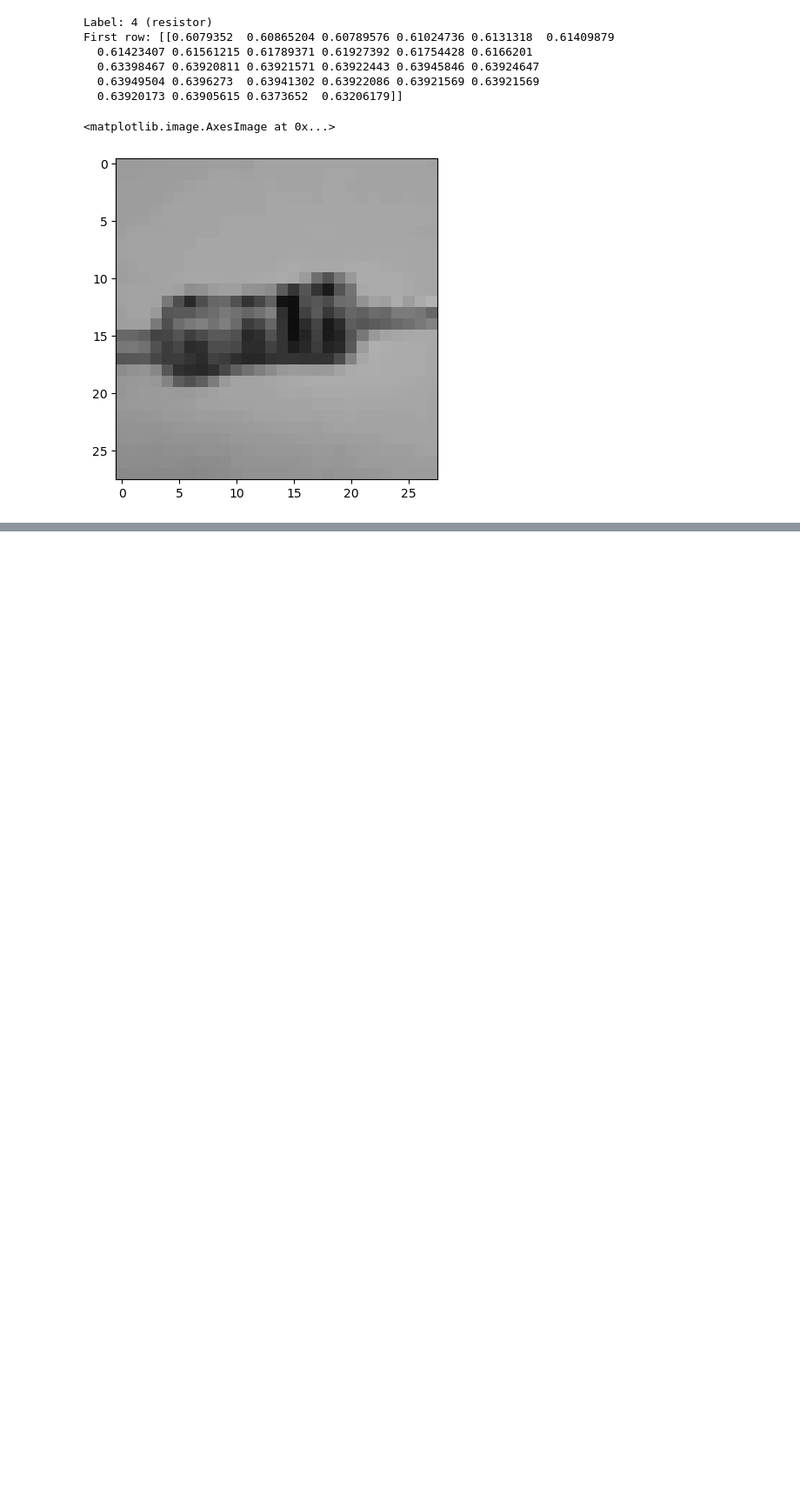
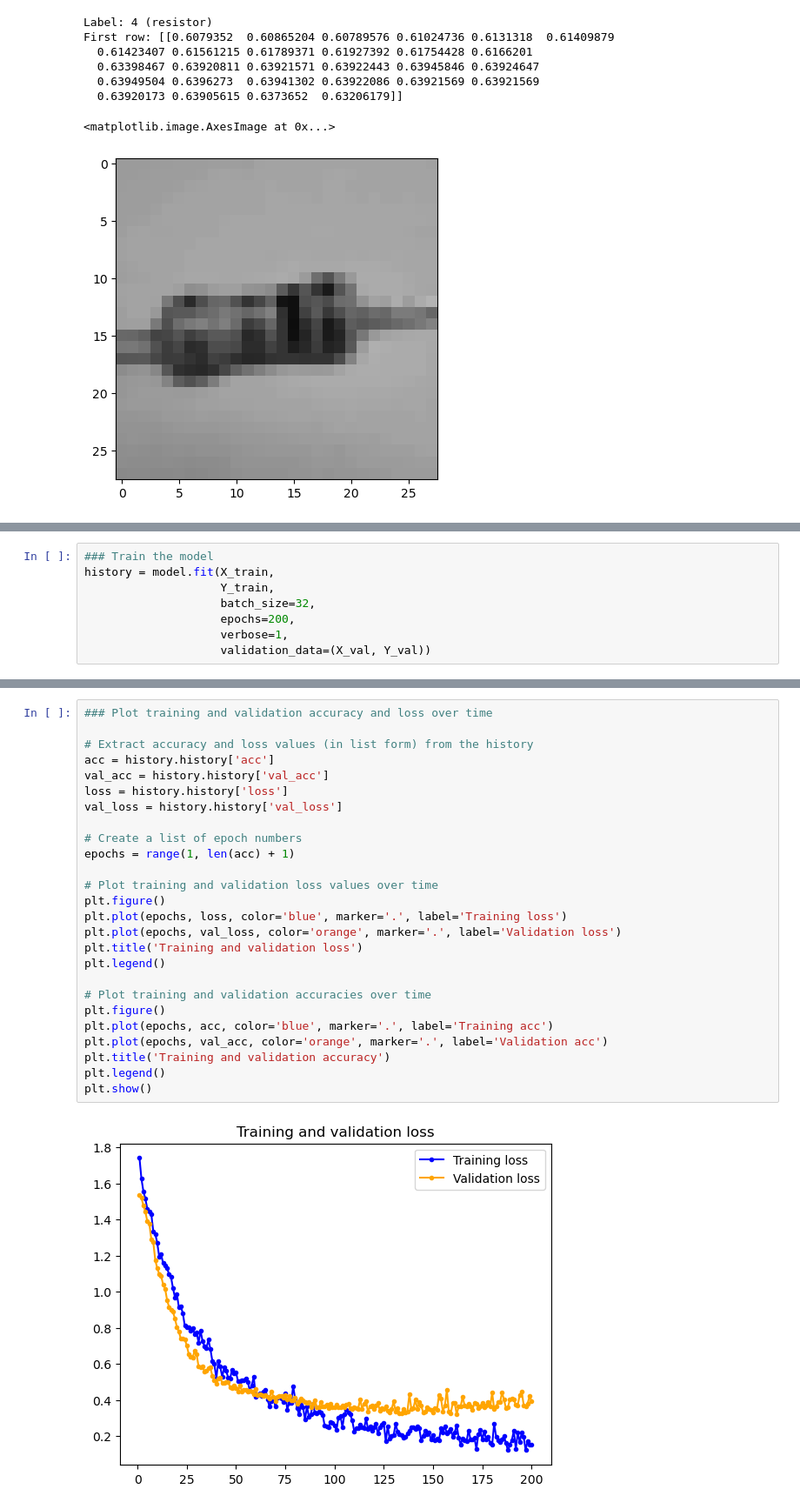
Before and after one commit to crdsteixeira/DNN-image-classifier, a Jupyter notebook: DNN image classifier.ipynb, the cells around one changed output, grey strips where cells are left out. Shown at 87% size. Cells and saved outputs as stored; diff of their text form; blank space fills up the shorter version.

```diff
--- a/DNN image classifier.ipynb
+++ b/DNN image classifier.ipynb
@@ -207,0 +343,8 @@ First row: [[0.6079352  0.60865204 0.60789576 0.61024736 0.6131318  0.61409879
+# %%
+### Train the model
+history = model.fit(X_train,
+                    Y_train,
+                    batch_size=32,
+                    epochs=200,
+                    verbose=1,
+                    validation_data=(X_val, Y_val))
@@ -207,0 +369,28 @@ First row: [[0.6079352  0.60865204 0.60789576 0.61024736 0.6131318  0.61409879
+# %%
+### Plot training and validation accuracy and loss over time
+
+# Extract accuracy and loss values (in list form) from the history
+acc = history.history['acc']
+val_acc = history.history['val_acc']
+loss = history.history['loss']
+val_loss = history.history['val_loss']
+
+# Create a list of epoch numbers
+epochs = range(1, len(acc) + 1)
+
+# Plot training and validation loss values over time
+plt.figure()
+plt.plot(epochs, loss, color='blue', marker='.', label='Training loss')
+plt.plot(epochs, val_loss, color='orange', marker='.', label='Validation loss')
+plt.title('Training and validation loss')
+plt.legend()
+
+# Plot training and validation accuracies over time
+plt.figure()
+plt.plot(epochs, acc, color='blue', marker='.', label='Training acc')
+plt.plot(epochs, val_acc, color='orange', marker='.', label='Validation acc')
+plt.title('Training and validation accuracy')
+plt.legend()
+plt.show()
+# %% [output]
+[figure, added]
```
Also changed, not shown: parts of 11 cells of this notebook.
